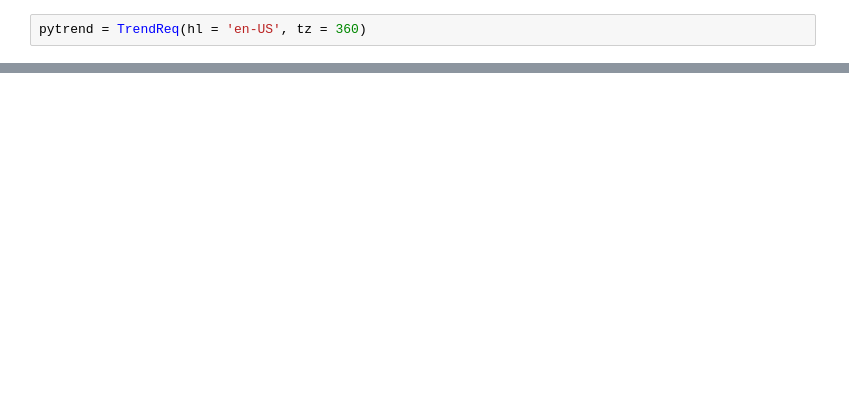
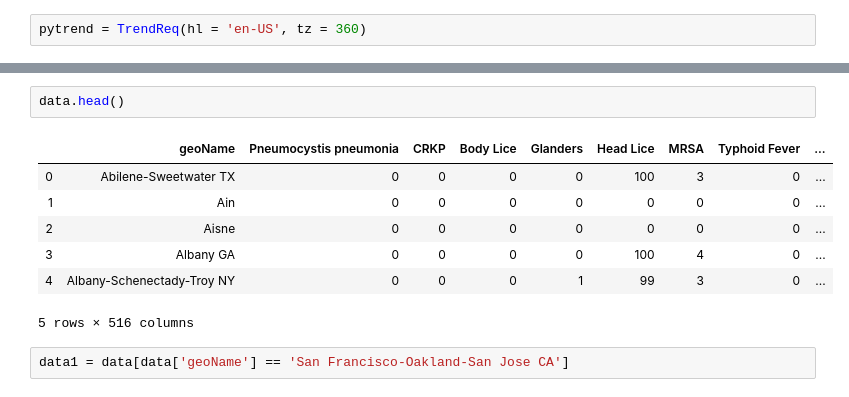
Before and after one commit to alaukikad/Wellpharma, a Jupyter notebook: pytrends-example.ipynb, the cells around one changed output, grey strips where cells are left out. Drawn from its saved outputs; the diff is of its cells as text; blank space fills up the shorter version.

```diff
--- a/pytrends-example.ipynb
+++ b/pytrends-example.ipynb
@@ -24,0 +46,12 @@ ior.to_csv('checking.csv')
+# %%
+data.head()
+# %% [output]
+|  | geoName | Pneumocystis pneumonia | CRKP | Body Lice | Glanders | Head Lice | MRSA | Typhoid Fever | ... |
+| 0 | Abilene-Sweetwater TX | 0 | 0 | 0 | 0 | 100 | 3 | 0 | ... |
+| 1 | Ain | 0 | 0 | 0 | 0 | 0 | 0 | 0 | ... |
+| 2 | Aisne | 0 | 0 | 0 | 0 | 0 | 0 | 0 | ... |
+| 3 | Albany GA | 0 | 0 | 0 | 0 | 100 | 4 | 0 | ... |
+| 4 | Albany-Schenectady-Troy NY | 0 | 0 | 0 | 1 | 99 | 3 | 0 | ... |
+5 rows × 516 columns
+# %%
+data1 = data[data['geoName'] == 'San Francisco-Oakland-San Jose CA']
```
Also changed, not shown: parts of 21 cells of this notebook, 7 other files.
